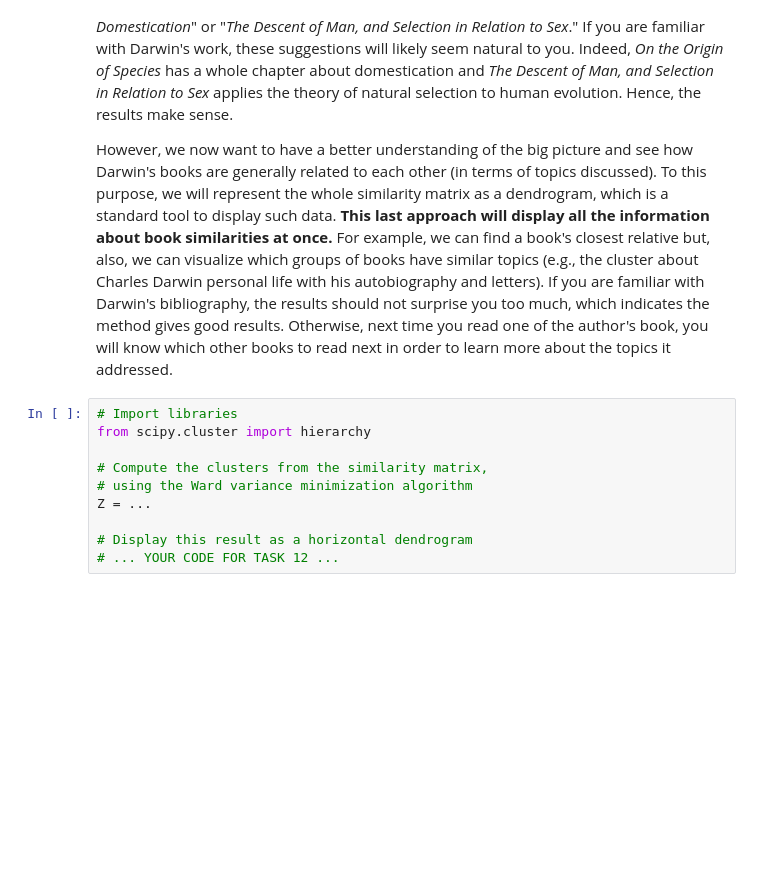
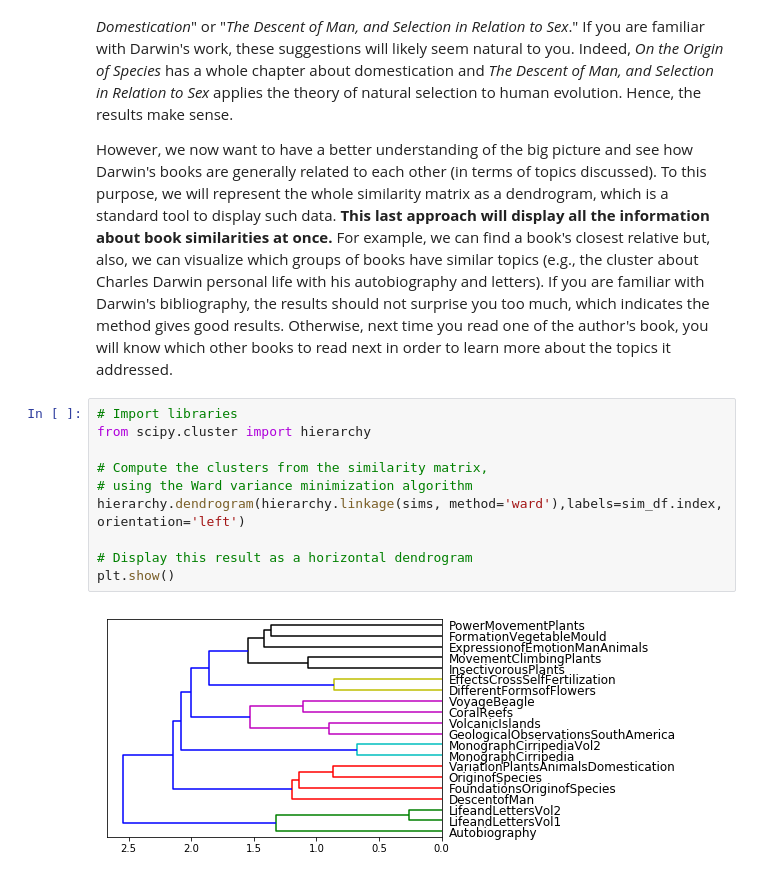
Before and after one commit to Kodluyoruz-Veri-Bilimi-Bootcamp/book-recommendations-from-charles-darwin-skulls, a Jupyter notebook: notebook.ipynb, the cells around one changed output. Cells and saved outputs as stored; diff of their text form; blank space fills up the shorter version.

```diff
--- a/notebook.ipynb
+++ b/notebook.ipynb
@@ -363,10 +368,12 @@ v_sorted = ...
 # %%
 # Import libraries
 from scipy.cluster import hierarchy
 
 # Compute the clusters from the similarity matrix,
 # using the Ward variance minimization algorithm
-Z = ...
+hierarchy.dendrogram(hierarchy.linkage(sims, method='ward'),labels=sim_df.index, orientation='left')
 
 # Display this result as a horizontal dendrogram
-# ... YOUR CODE FOR TASK 12 ...
+plt.show()
+# %% [output]
+[figure, added]
```
Also changed, not shown: parts of 1 cell of this notebook.
